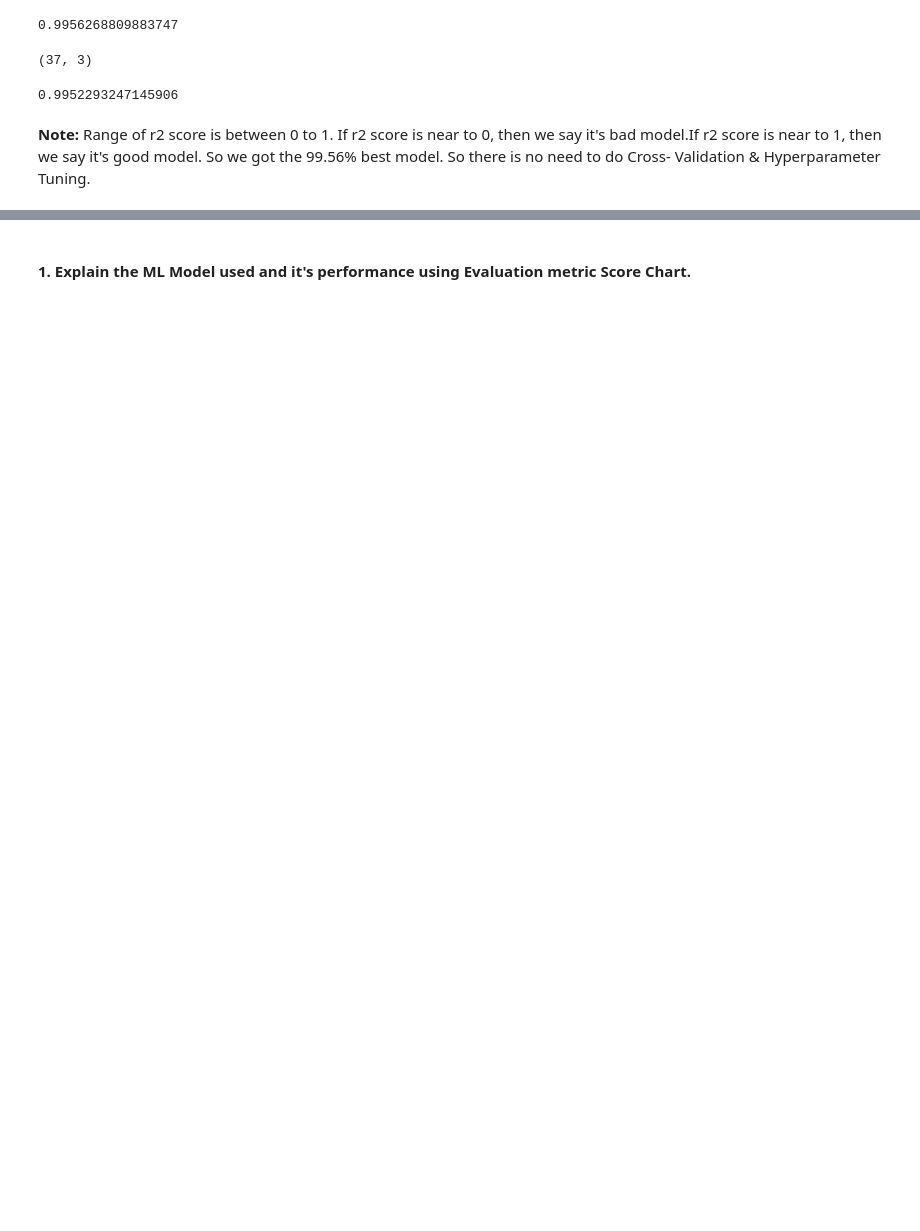
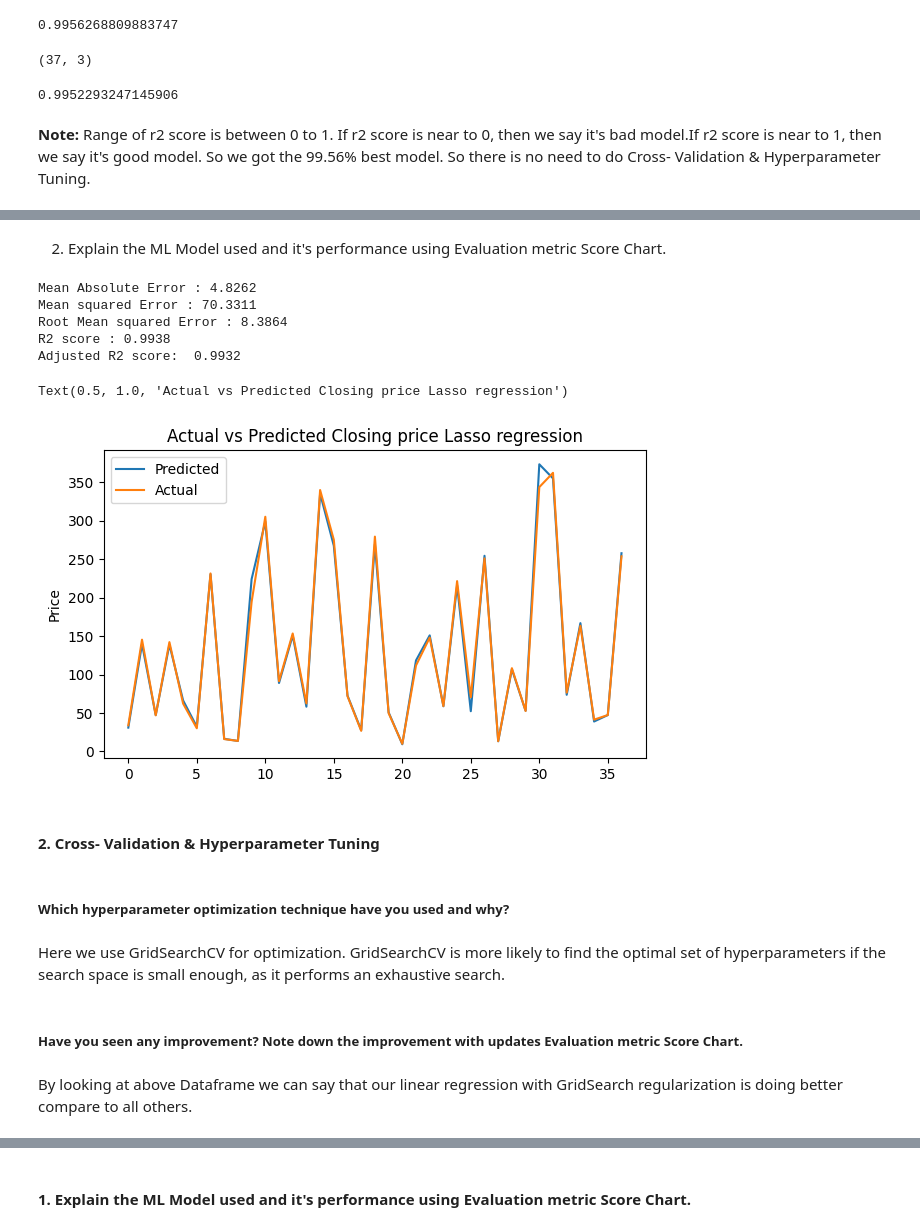
Before and after one commit to sanjaypatil91/Regression-Yes-Bank-Stock-Closing-Price-Prediction, a Jupyter notebook: Regression_Yes_Bank_Stock_Closing_Price_Prediction.ipynb, the cells around one changed output, grey strips where cells are left out. Drawn from its saved outputs; the diff is of its cells as text; code cells hidden in the pictures; blank space fills up the shorter version.

```diff
--- a/Regression_Yes_Bank_Stock_Closing_Price_Prediction.ipynb
+++ b/Regression_Yes_Bank_Stock_Closing_Price_Prediction.ipynb
@@ -631,0 +632,7 @@ adj_r2
+# %%
+# We have alreday imported the lasso library model
+
+# Next,initializing the model with some base values.
+lasso  = Lasso(alpha=0.0001 , max_iter= 3000)
+# Fitting the model on our training data.
+lasso.fit(X_train, y_train)
@@ -631,0 +652,7 @@ adj_r2
+# %%
+# Cross validation- optimizing our model by finding the best value of our hyperparameter.
+from sklearn.model_selection import GridSearchCV
+
+lasso_param_grid = {'alpha': [1e-15,1e-13,1e-10,1e-8,1e-5,1e-4,1e-3,0.005,0.006,0.007,0.01,0.015,0.02,1e-1,1,5,10,20,30,40,45,50]}  # list of parameters.
+lasso_regressor = GridSearchCV(lasso, lasso_param_grid, scoring='neg_mean_squared_error', cv=5)
+lasso_regressor.fit(X_train, y_train)
@@ -631,0 +677,4 @@ adj_r2
+# %%
+# Predicting on the test dataset.
+y_pred_lasso = lasso_regressor.predict(X_test)
+print(y_pred_lasso)
@@ -631,0 +689,24 @@ adj_r2
+# %% [markdown]
+2. Explain the ML Model used and it's performance using Evaluation metric Score Chart.
+# %%
+# checking the performance using evaluation metrics.
+MAE_lasso = round(mean_absolute_error(10**(y_test),10**(y_pred_lasso)),4)
+print(f"Mean Absolute Error : {MAE_lasso}")
+
+MSE_lasso  = round(mean_squared_error(10**(y_test),10**(y_pred_lasso)),4)
+print("Mean squared Error :" , MSE_lasso)
+
+RMSE_lasso = round(np.sqrt(MSE_lasso),4)
+print("Root Mean squared Error :" ,RMSE_lasso)
+
+R2_lasso = round(r2_score(10**(y_test), 10**(y_pred_lasso)),4)
+print("R2 score :" ,R2_lasso)
+
+Adjusted_R2_lasso = round(1-(1-r2_score(10**y_test, 10**y_pred_lasso))*((X_test.shape[0]-1)/(X_test.shape[0]-X_test.shape[1]-1)),4)
+print("Adjusted R2 score: ", Adjusted_R2_lasso)
+# %% [output]
+Mean Absolute Error : 4.8262
+Mean squared Error : 70.3311
+Root Mean squared Error : 8.3864
+R2 score : 0.9938
+Adjusted R2 score:  0.9932
@@ -631,0 +716,21 @@ adj_r2
+# %%
+# plotting the predicted values vs actual.
+plt.figure(figsize=(7,4))
+plt.plot(10**y_pred_lasso)
+plt.plot(np.array(10**y_test))
+plt.legend(["Predicted","Actual"])
+plt.ylabel("Price")
+plt.title("Actual vs Predicted Closing price Lasso regression")
+# %% [output]
+Text(0.5, 1.0, 'Actual vs Predicted Closing price Lasso regression')
+[figure, added]
+# %% [markdown]
+#### 2. Cross- Validation & Hyperparameter Tuning
+# %% [markdown]
+##### Which hyperparameter optimization technique have you used and why?
+# %% [markdown]
+Here we use GridSearchCV for optimization. GridSearchCV is more likely to find the optimal set of hyperparameters if the search space is small enough, as it performs an exhaustive search.
+# %% [markdown]
+##### Have you seen any improvement? Note down the improvement with updates Evaluation metric Score Chart.
+# %% [markdown]
+By looking at above Dataframe we can say that our linear regression with GridSearch regularization is doing better compare to all others.
```
Also changed, not shown: parts of 40 cells of this notebook.
